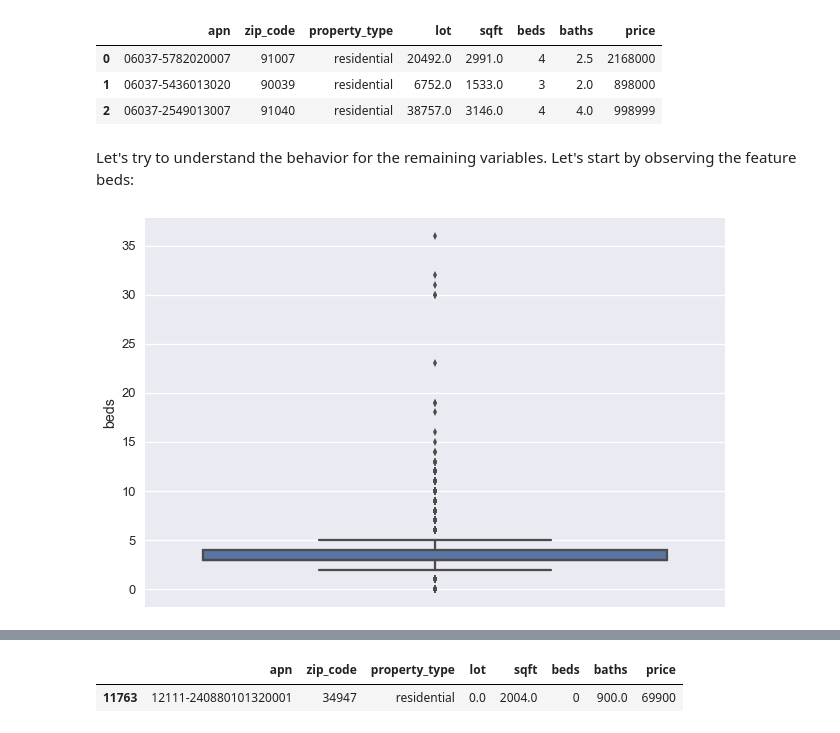
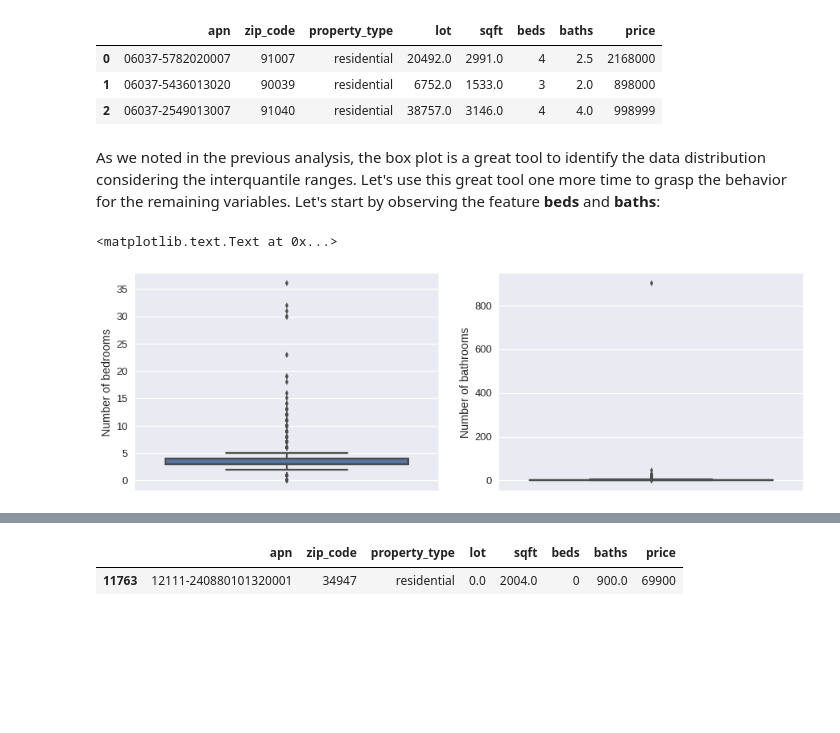
Before and after one commit to clebsonc/PricePrediction, a Jupyter notebook: PricePrediction.ipynb, the cells around one changed output, grey strips where cells are left out. Cells and saved outputs as stored; diff of their text form; code cells hidden in the pictures; blank space fills up the shorter version.

```diff
--- a/PricePrediction.ipynb
+++ b/PricePrediction.ipynb
@@ -85,6 +85,7 @@ The first starting point is to just observe the behavior of the data with a box
 # %%
 res_per_area = df_residences.groupby(by='zip_code', sort=False).count().sort_values(by='apn', ascending=False)
 # %%
+plt.rcParams["figure.figsize"] = (15, 5)
 fig, ax = plt.subplots(nrows=1, ncols=3)
 sns.boxplot(res_per_area['apn'], ax=ax[0], orient='vertical')
 ax[1].hist(res_per_area['apn'], alpha=0.5, log=True)
@@ -108,9 +109,14 @@ df_residences.head(3)
 | 1 | 06037-5436013020 | 90039 | residential | 6752.0 | 1533.0 | 3 | 2.0 | 898000 |
 | 2 | 06037-2549013007 | 91040 | residential | 38757.0 | 3146.0 | 4 | 4.0 | 998999 |
 # %% [markdown]
-Let's try to understand the behavior for the remaining variables. Let's start by observing the feature beds:
+As we noted in the previous analysis, the box plot is a great tool to identify the data distribution considering the interquantile ranges. Let's use this great tool one more time to grasp the behavior for the remaining variables. Let's start by observing the feature **beds** and **baths**:
 # %%
-fig, ax = plt.subplots(nrows=1, ncols=1)
-a = sns.boxplot(df_residences['beds'], ax=ax, orient='vertical')
+plt.rcParams["figure.figsize"] = (15, 5)
+fig, ax = plt.subplots(nrows=1, ncols=2)
+a = sns.boxplot(df_residences['beds'], ax=ax[0], orient='vertical')
+a = sns.boxplot(df_residences['baths'], ax=ax[1], orient='vertical')
+ax[0].set_ylabel("Number of bedrooms")
+ax[1].set_ylabel("Number of bathrooms")
 # %% [output]
+<matplotlib.text.Text at 0x...>
-[figure, old version]
+[figure, new version]
```
Also changed, not shown: parts of 16 cells of this notebook.
